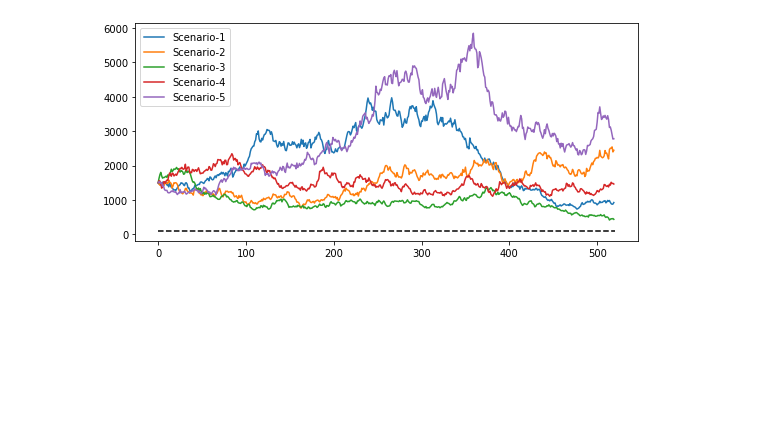
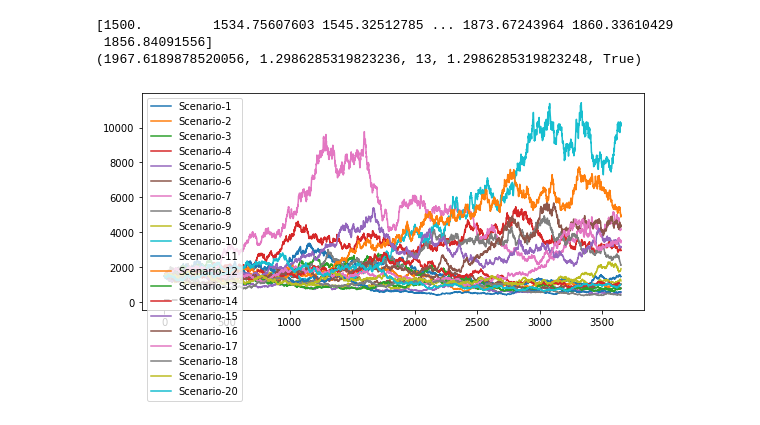
Before and after one commit to duality-labs/GBM-Duality-Sim, a Jupyter notebook: DualityGBM.ipynb, the cells around one changed output. Saved outputs shown, nothing was run; the diff lists cells and outputs as text; code cells hidden in the pictures; blank space fills up the shorter version.

```diff
--- a/DualityGBM.ipynb
+++ b/DualityGBM.ipynb
@@ -114,15 +110,54 @@ def plot_stock_price(s0, mu, sigma):
     plt.hlines(y=100, xmin=0, xmax=520,
                linestyle='--',color='k')
     plt.show()
-# %%
-b = Brownian(1500)
-
-sigma = .8
-no_drift_mu = (sigma ** 2) / 2
-
-plot_stock_price(s0 = 1500, mu=no_drift_mu, sigma=.8)
-# %% [output]
-[figure, removed]
+# %%
+def single_pos_gains_from_arb(stock_prices, gamma, price, amount):
+    assert gamma < 1 and 0 <= gamma
+    count = 0
+    reserves = amount
+    a = True
+    for i in range(len(stock_prices)):
+        if stock_prices[i] < price * (1 - gamma) and a:
+            a = False
+            reserves = reserves / ( price * (1 - gamma) )
+            count += 1
+        elif stock_prices[i] > price / (1 - gamma) and not a:
+            a = True
+            reserves = reserves / ((1 - gamma) / price)
+            count += 1
+
+    #TODO: need to validate assumptions for each of these calculations
+    flips = int(count / 2)
+    pos_growth = (1 / (1 - gamma) ** 2) ** flips
+    pos_value = min(price / (1 - gamma), stock_prices[len(stock_prices) - 1])
+
+    return pos_value * pos_growth, pos_growth, flips, reserves, a
+# %%
+b = Brownian(1500)
+
+amount = 1
+s0 = 1500
+deltaT = 365
+dt = .1
+n = 20
+ETH_daily_vol = .05
+#sigma = annual vol
+sigma = ETH_daily_vol * np.sqrt(365)
+
+stock_prices = b.stock_price(s0 = s0,
+              sigma = sigma,
+              deltaT = deltaT,
+              dt = dt)
+
+print(stock_prices)
+print(single_pos_gains_from_arb(stock_prices, .01, s0, amount))
+
+plot_stock_price(s0, sigma, deltaT, dt, n)
+# %% [output]
+[1500.         1534.75607603 1545.32512785 ... 1873.67243964 1860.33610429
+ 1856.84091556]
+(1967.6189878520056, 1.2986285319823236, 13, 1.2986285319823248, True)
+[figure, added]
 # %%
 class CSMM:
     def __init__(self, _priceAperB, _fee, _rA, _rB):
```
Also changed, not shown: parts of 2 cells of this notebook.
